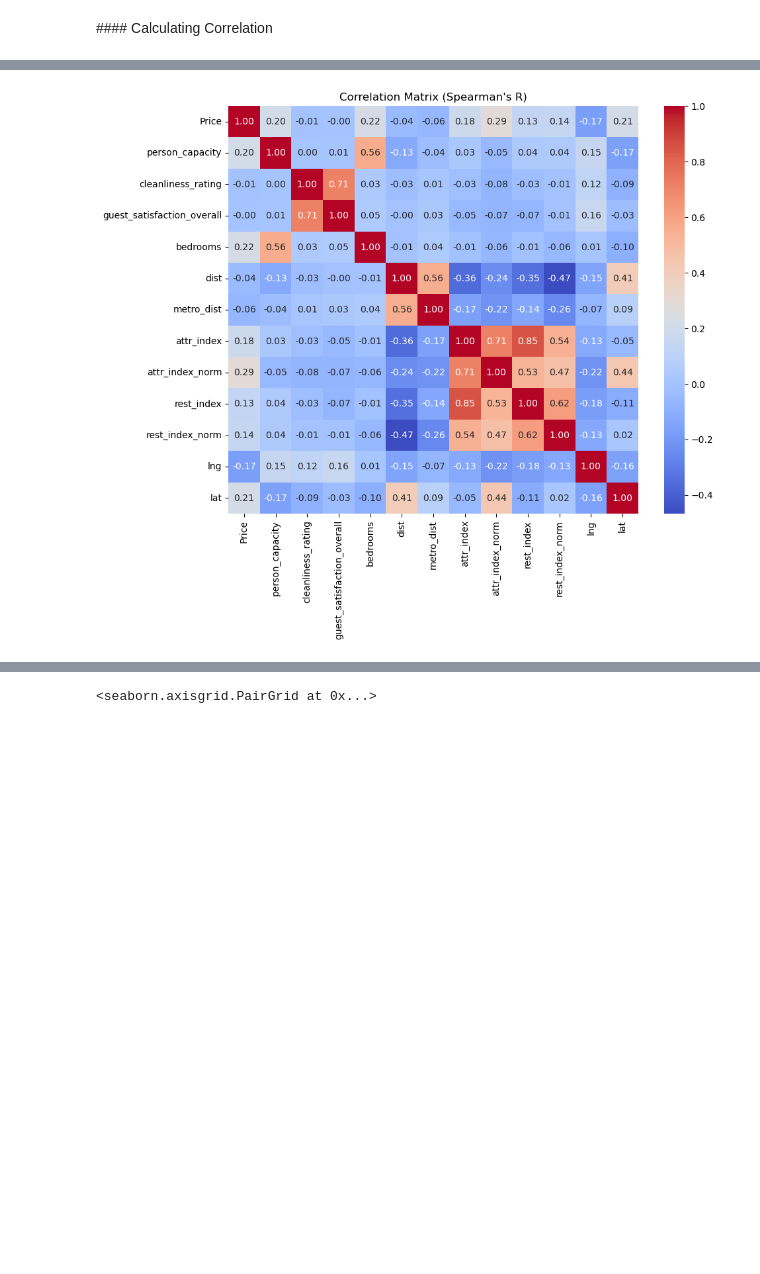
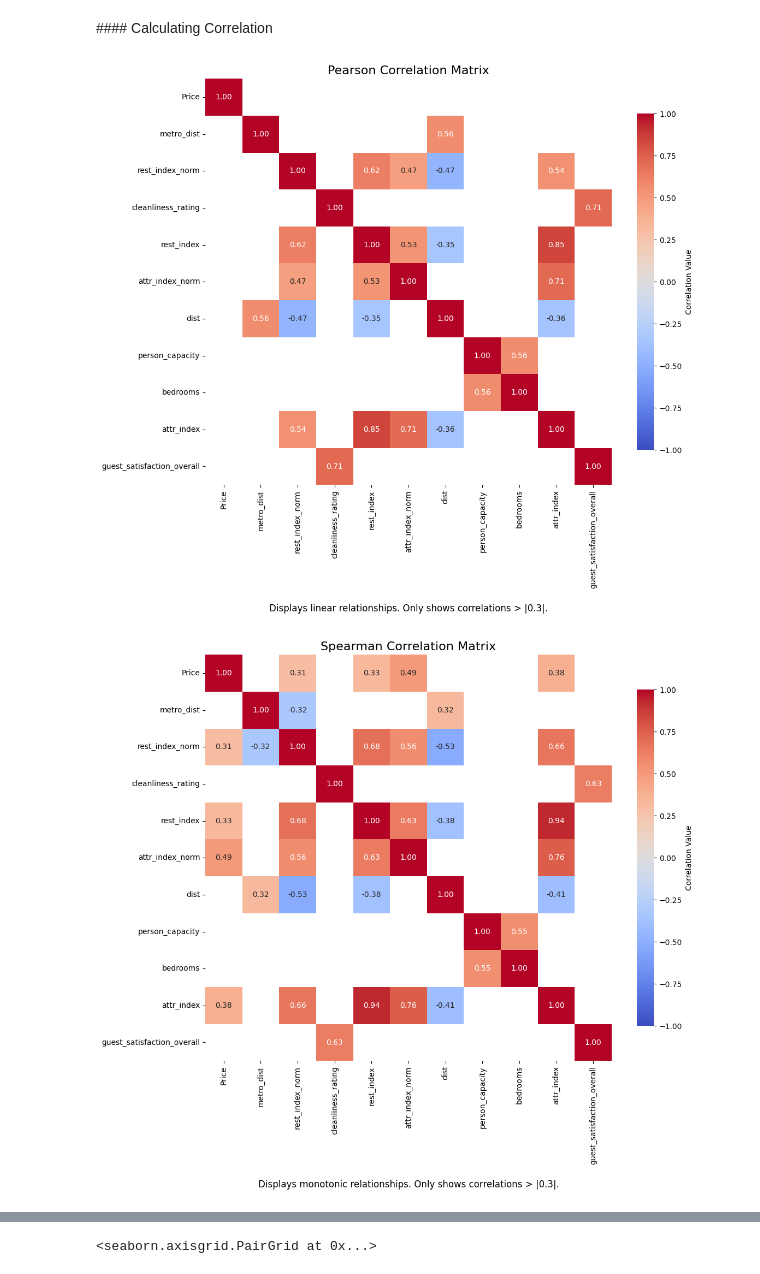
Before and after one commit to eleanorthomas26/applied-statistics, a Jupyter notebook: Projects/projects/ASDA/class/ASDA_Week_6/AirBnB_Correlations.ipynb, the cells around one changed output, grey strips where cells are left out. Drawn from its saved outputs; the diff is of its cells as text; code cells hidden in the pictures; blank space fills up the shorter version.

Commit message:
Added: various correlation matrix and evaluation

```diff
--- a/Projects/projects/ASDA/class/ASDA_Week_6/AirBnB_Correlations.ipynb
+++ b/Projects/projects/ASDA/class/ASDA_Week_6/AirBnB_Correlations.ipynb
@@ -44,11 +42,7 @@ for sheet_name in sheet_names:
 # %%
 # Combinging the seperate sheets into one dataframe table
 combined_df = pd.concat(dataframes, ignore_index=True)
-combined_df.to_csv("asda_homework.csv", index=False)
+# combined_df.to_csv("asda_homework.csv", index=False)
 
 # Renaming the realSum column to 'Price'
-combined_df = combined_df.rename(columns={'realSum': 'Price'})
-
-# Dropping the index column
-combined_df = combined_df.drop(columns=['Unnamed: 0'])
-combined_df.head(1)
+combined_df = combined_df.rename(columns={'realSum': 'Price'}).drop(columns=['Unnamed: 0'])
@@ -116,5 +250,7 @@ With over 51,000 rows, the dataset should be large enough for Spearman's test.
 # %% [markdown]
 #### Calculating Correlation
 # %%
-# Calculate correlation with the new numeric column
-correlation_matrix = numeric_data.corr(method='pearson')
+updated_data, pearson, spearman, kendall, phik, point_biserial_df = preprocess_and_correlate(combined_df)
+# %% [output]
+[figure, added]
+[figure, added]
@@ -121,9 +259 @@ correlation_matrix = numeric_data.corr(method='pearson')
-# %%
-# Visualize the updated correlation matrix
-plt.figure(figsize=(10, 8))
-sns.heatmap(correlation_matrix, annot=True, cmap='coolwarm', fmt='.2f')
-plt.title("Correlation Matrix (Spearman's R)")
-plt.show()
-# %% [output]
-[figure, removed]
 # %% [markdown]
```
Also changed, not shown: parts of 11 cells of this notebook.
